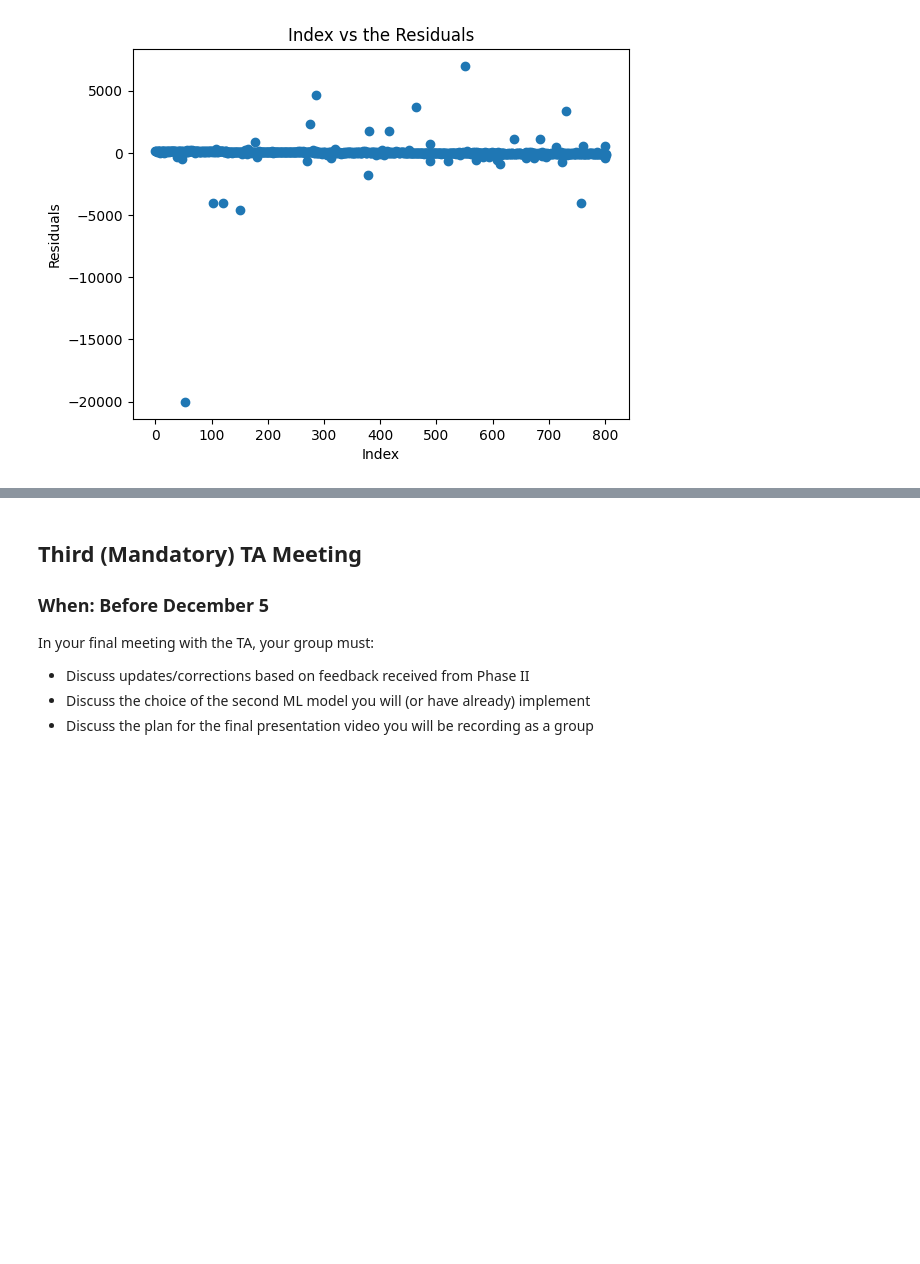
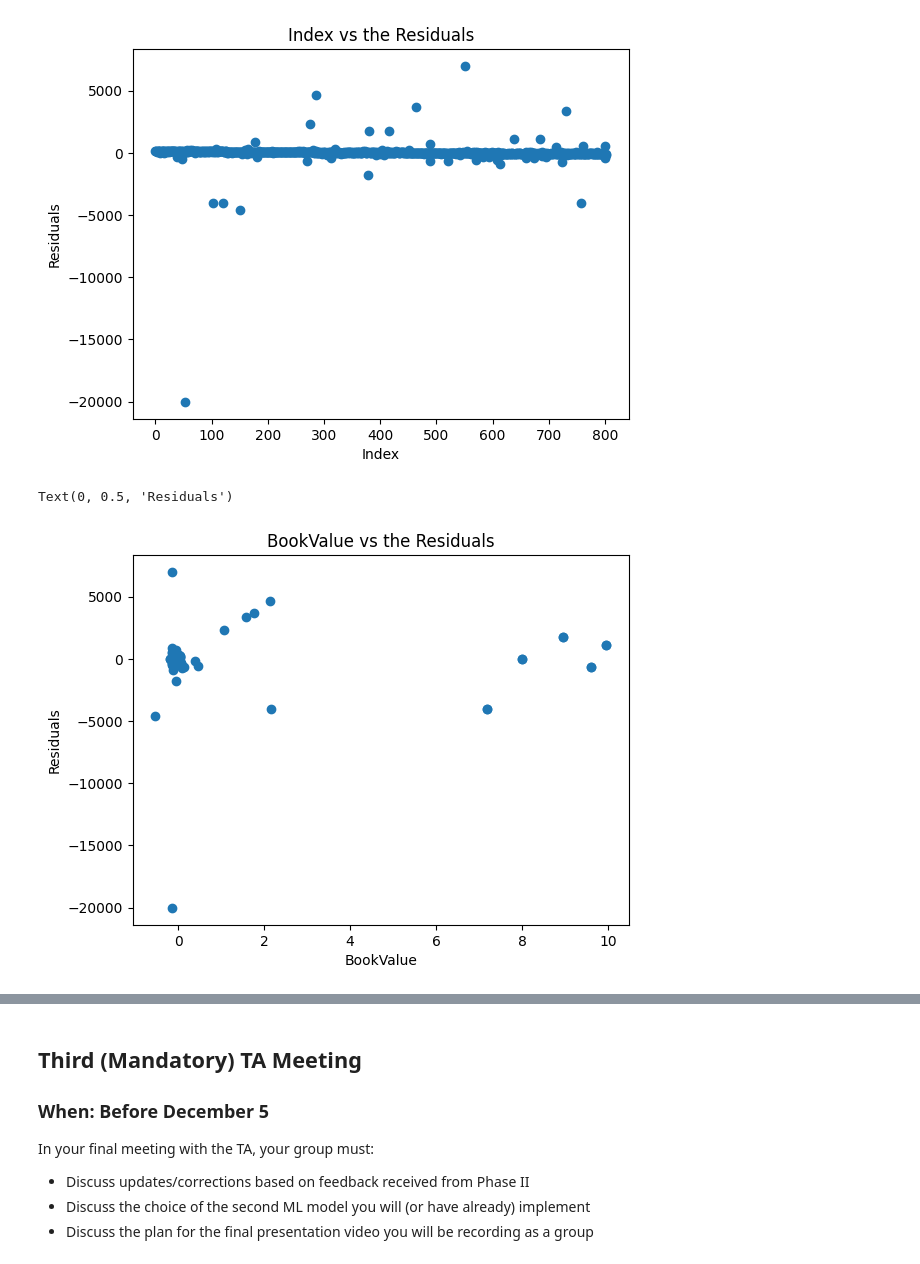
Before and after one commit to broken111/DS3000Project, a Jupyter notebook: ProjectGuidelines_Phase3.ipynb, the cells around one changed output, grey strips where cells are left out. Cells and saved outputs as stored; diff of their text form; code cells hidden in the pictures; blank space fills up the shorter version.

```diff
--- a/ProjectGuidelines_Phase3.ipynb
+++ b/ProjectGuidelines_Phase3.ipynb
@@ -366,3 +368,14 @@ plt.ylabel("Residuals")
 # %% [output]
 Text(0, 0.5, 'Residuals')
 [figure]
+# %%
+pred = line_of_best_fit(X,y)
+proj = linreg_predict(X, y, pred)
+residual = proj["ypreds"] - y
+plt.scatter(X[:,1], residual)
+plt.title("BookValue vs the Residuals")
+plt.xlabel("BookValue")
+plt.ylabel("Residuals")
+# %% [output]
+Text(0, 0.5, 'Residuals')
+[figure, added]
```
Also changed, not shown: parts of 4 cells of this notebook.
